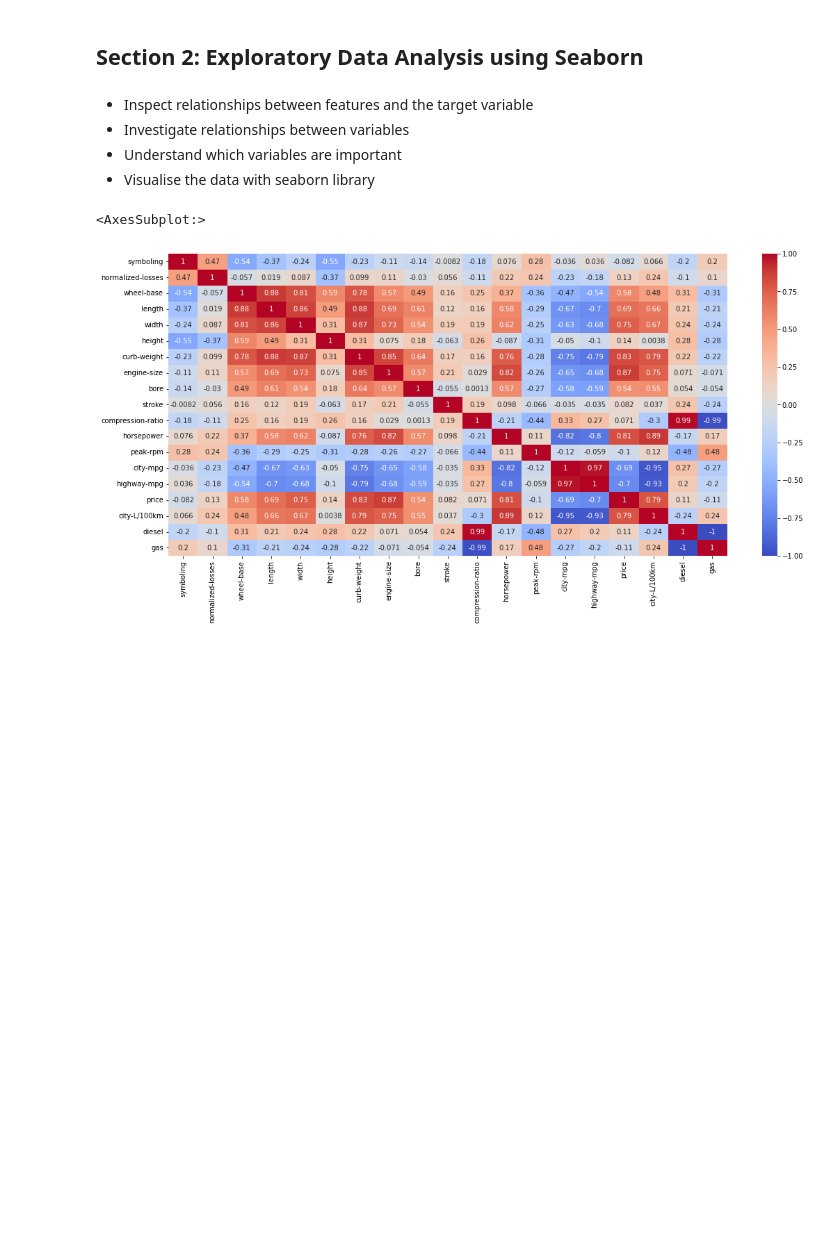
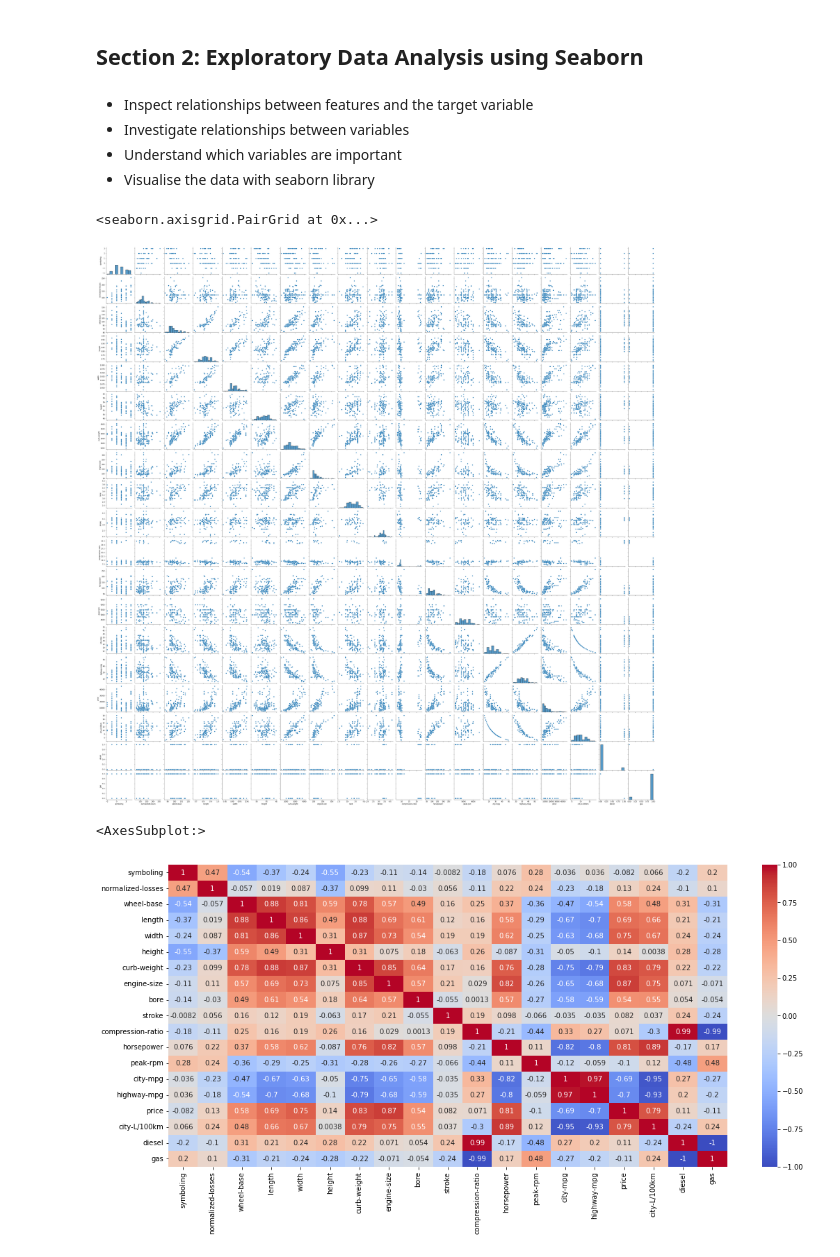
Before and after one commit to Elliott-Davey/Portfolio_Projects, a Jupyter notebook: Neural Net Projects/Artificial Neural Net Regression - TensorFlow Keras.ipynb, the cells around one changed output. Drawn from its saved outputs; the diff is of its cells as text; code cells hidden in the pictures; blank space fills up the shorter version.

```diff
--- a/Neural Net Projects/Artificial Neural Net Regression - TensorFlow Keras.ipynb
+++ b/Neural Net Projects/Artificial Neural Net Regression - TensorFlow Keras.ipynb
@@ -104,6 +104,12 @@ df.describe()
 - Investigate relationships between variables
 - Understand which variables are important
 - Visualise the data with seaborn library
+# %%
+# create a pair plot using seaborn library
+sns.pairplot(df)
+# %% [output]
+<seaborn.axisgrid.PairGrid at 0x...>
+[figure, added]
 # %%
 # create a heatmap showing the correlation of features
 # remember that the categorical string variables are not included in df.corr() function
```
